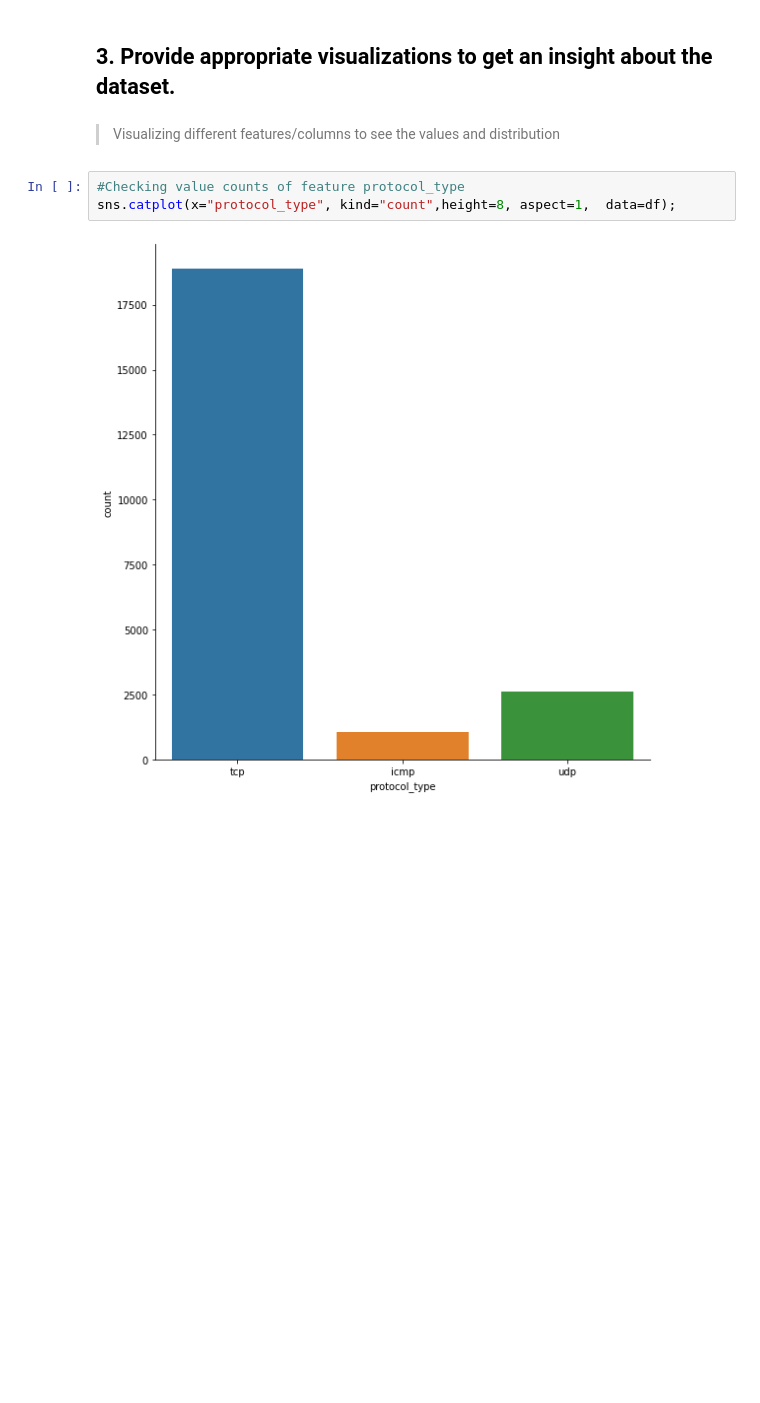
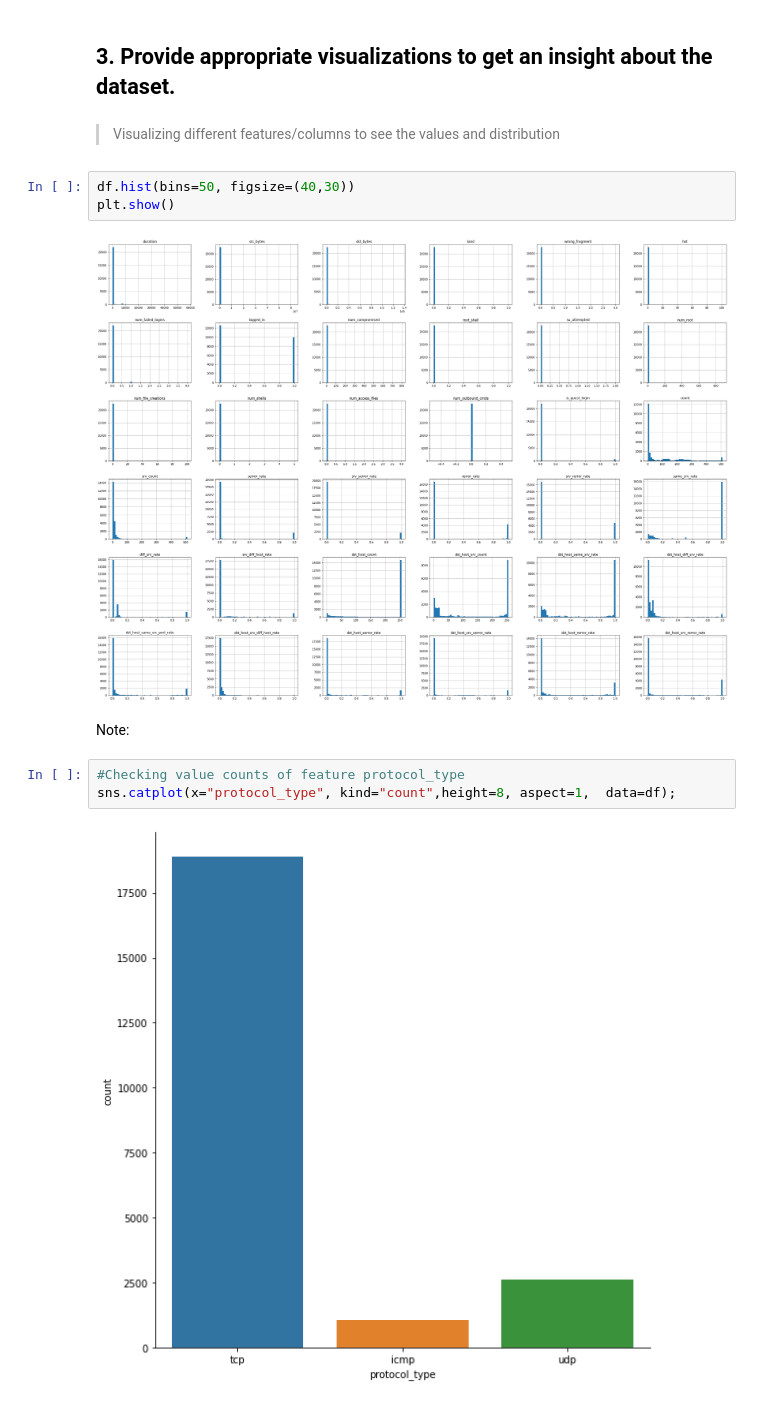
Before and after one commit to rakeshvitta/rakeshvitta, a Jupyter notebook: Group250_Anamoly.ipynb, the cells around one changed output. Cells and saved outputs as stored; diff of their text form; blank space fills up the shorter version.

```diff
--- a/Group250_Anamoly.ipynb
+++ b/Group250_Anamoly.ipynb
@@ -90,6 +92,13 @@ From the plot we can see there is no significant imbalance between the classes i
 
 
 > Visualizing different features/columns to see the values and distribution
+# %%
+df.hist(bins=50, figsize=(40,30))
+plt.show()
+# %% [output]
+[figure, added]
+# %% [markdown]
+Note:
 # %%
 #Checking value counts of feature protocol_type
 sns.catplot(x="protocol_type", kind="count",height=8, aspect=1,  data=df);
```
Also changed, not shown: parts of 66 cells of this notebook.
